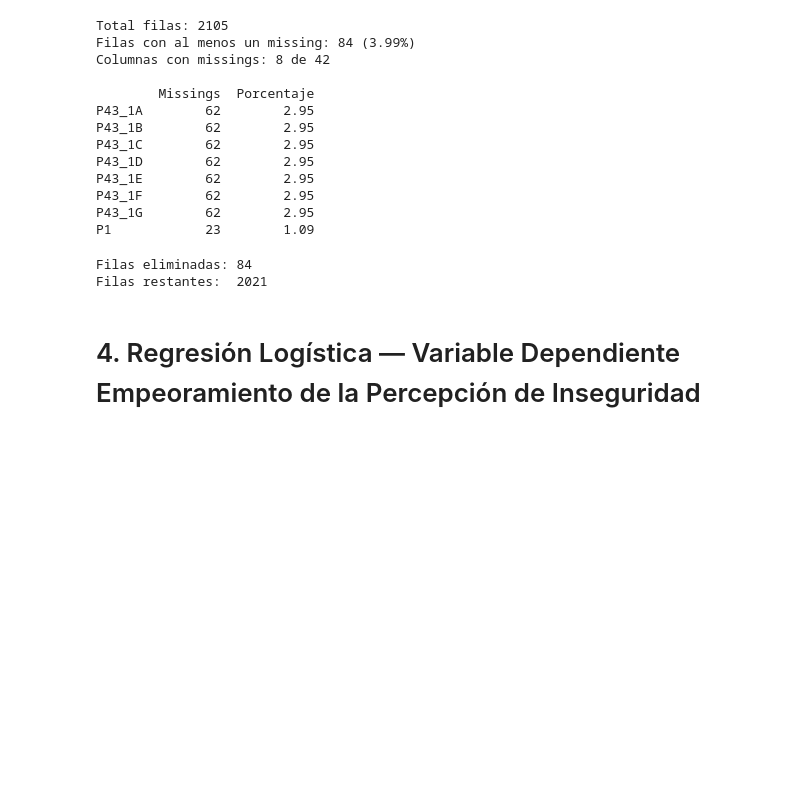
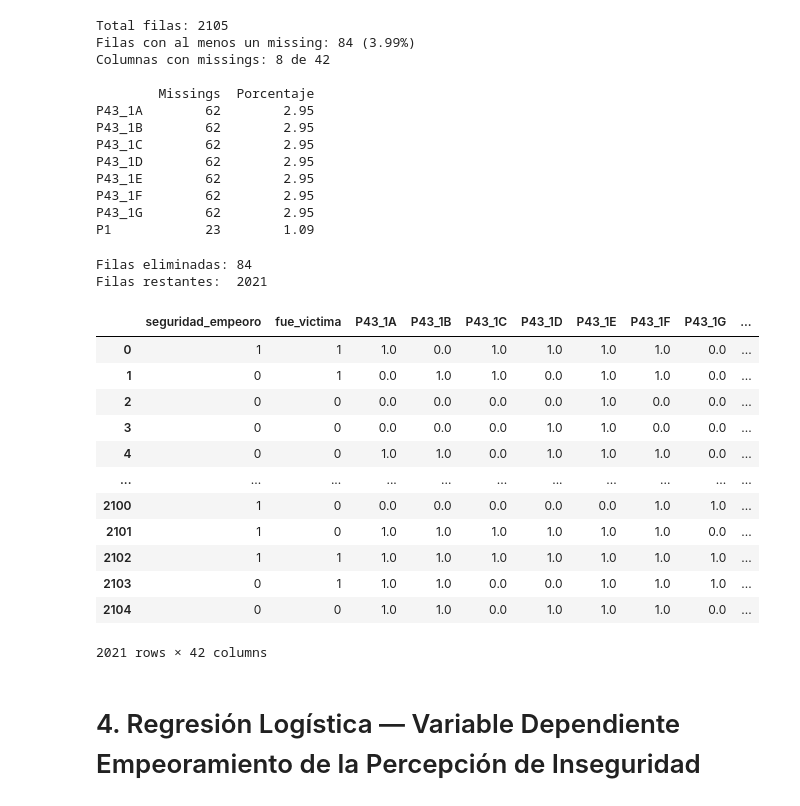
Before and after one commit to darc-17/DATAJAM-CCB, a Jupyter notebook: Códigos Santiago/Código/Modelos Logit y OLS.ipynb, the cells around one changed output. Drawn from its saved outputs; the diff is of its cells as text; code cells hidden in the pictures; blank space fills up the shorter version.

```diff
--- a/Códigos Santiago/Código/Modelos Logit y OLS.ipynb
+++ b/Códigos Santiago/Código/Modelos Logit y OLS.ipynb
@@ -193,11 +193,25 @@ P1            23        1.09
 # %%
 # Eliminamos los missings
 df_encoded = df_encoded.dropna()
 print(f"Filas eliminadas: {2105 - len(df_encoded)}")
 print(f"Filas restantes:  {len(df_encoded)}")
+df_encoded
 # %% [output]
 Filas eliminadas: 84
 Filas restantes:  2021
+|  | seguridad_empeoro | fue_victima | P43_1A | P43_1B | P43_1C | P43_1D | P43_1E | P43_1F | P43_1G | ... |
+| 0 | 1 | 1 | 1.0 | 0.0 | 1.0 | 1.0 | 1.0 | 1.0 | 0.0 | ... |
+| 1 | 0 | 1 | 0.0 | 1.0 | 1.0 | 0.0 | 1.0 | 1.0 | 0.0 | ... |
+| 2 | 0 | 0 | 0.0 | 0.0 | 0.0 | 0.0 | 1.0 | 0.0 | 0.0 | ... |
+| 3 | 0 | 0 | 0.0 | 0.0 | 0.0 | 1.0 | 1.0 | 0.0 | 0.0 | ... |
+| 4 | 0 | 0 | 1.0 | 1.0 | 0.0 | 1.0 | 1.0 | 1.0 | 0.0 | ... |
+| ... | ... | ... | ... | ... | ... | ... | ... | ... | ... | ... |
+| 2100 | 1 | 0 | 0.0 | 0.0 | 0.0 | 0.0 | 0.0 | 1.0 | 1.0 | ... |
+| 2101 | 1 | 0 | 1.0 | 1.0 | 1.0 | 1.0 | 1.0 | 1.0 | 0.0 | ... |
+| 2102 | 1 | 1 | 1.0 | 1.0 | 1.0 | 1.0 | 1.0 | 1.0 | 1.0 | ... |
+| 2103 | 0 | 1 | 1.0 | 1.0 | 0.0 | 0.0 | 1.0 | 1.0 | 1.0 | ... |
+| 2104 | 0 | 0 | 1.0 | 1.0 | 0.0 | 1.0 | 1.0 | 1.0 | 0.0 | ... |
+2021 rows × 42 columns
 # %% [markdown]
 # 4. Regresión Logística — Variable Dependiente Empeoramiento de la Percepción de Inseguridad
 # %%
```
Also changed, not shown: parts of 10 cells of this notebook.
